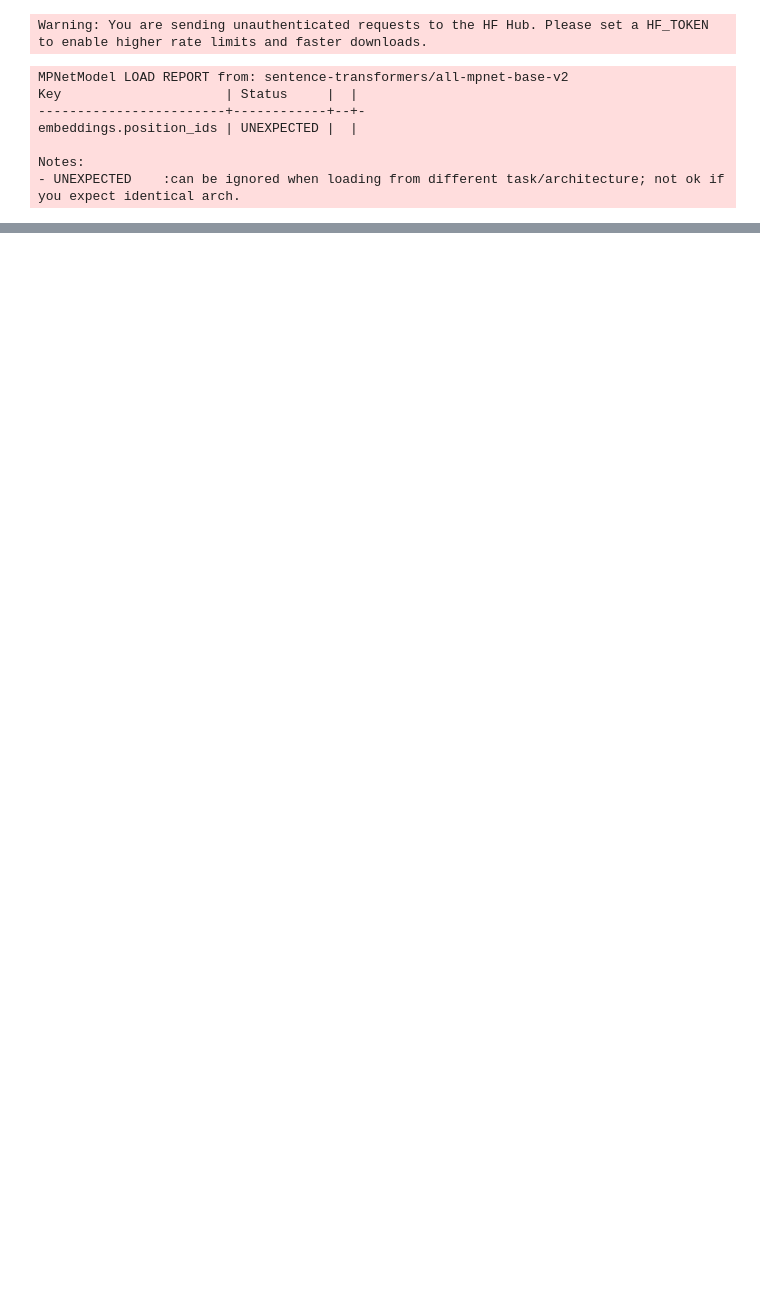
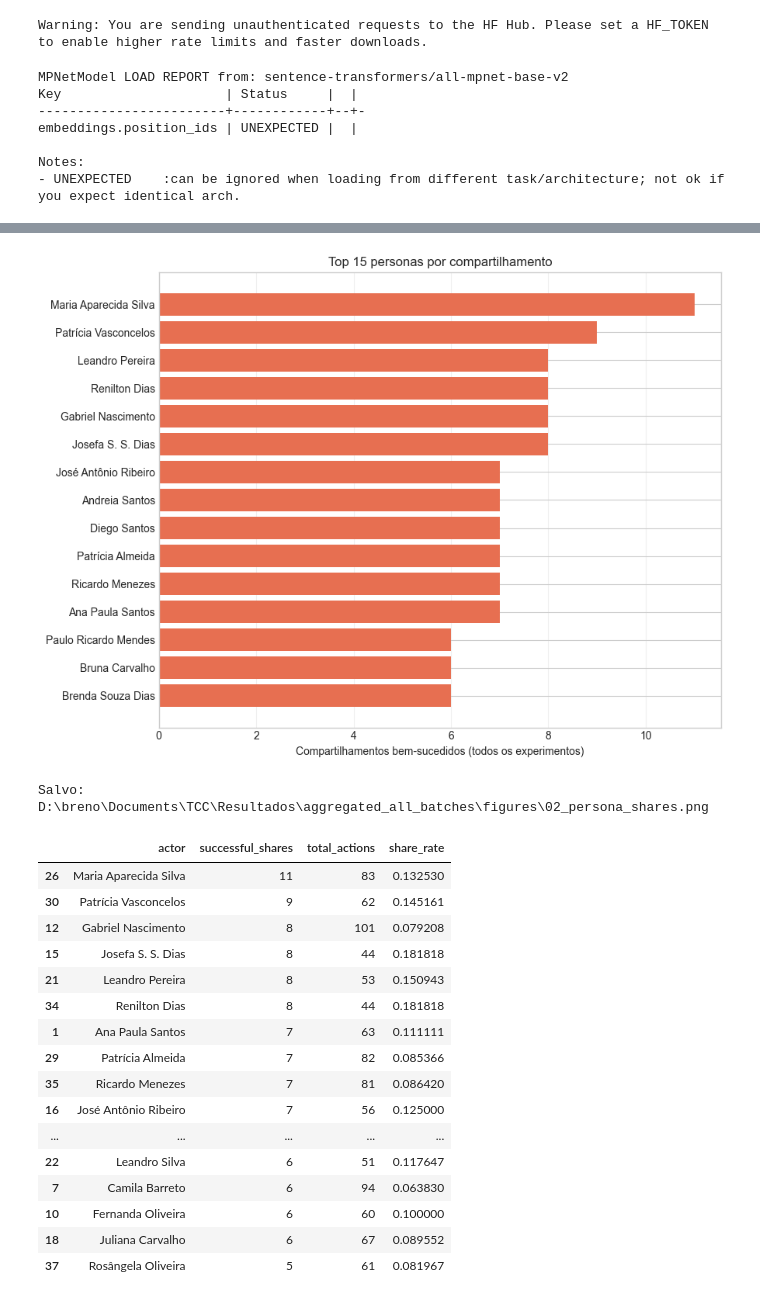
Before and after one commit to BrenosDias/concordia-mft, a Jupyter notebook: mft-social-media.ipynb, the cells around one changed output, grey strips where cells are left out. Saved outputs shown, nothing was run; the diff lists cells and outputs as text; code cells hidden in the pictures; blank space fills up the shorter version.

```diff
--- a/mft-social-media.ipynb
+++ b/mft-social-media.ipynb
@@ -1115,0 +1302,50 @@ print(f"\n💾 Tabelas agregadas salvas em: {agg_dir}")
+# %%
+# Gráfico 2: personas que mais compartilharam posts
+if df_actions_all.empty:
+    print('Sem dados de ações — gráfico 2 ignorado.')
+else:
+    df_share = df_actions_all[
+        df_actions_all['is_success']
+        & df_actions_all['attempted_action_type'].eq('share')
+    ]
+    persona_shares = df_share.groupby('actor').size().reset_index(name='successful_shares')
+    persona_totals = df_actions_all.groupby('actor').size().reset_index(name='total_actions')
+    persona_plot = persona_shares.merge(persona_totals, on='actor', how='left')
+    persona_plot['share_rate'] = (
+        persona_plot['successful_shares'] / persona_plot['total_actions'].replace(0, np.nan)
+    )
+    persona_plot = persona_plot.sort_values('successful_shares', ascending=False)
+    top_n = min(15, len(persona_plot))
+    plot_df = persona_plot.head(top_n).sort_values('successful_shares', ascending=True)
+
+    fig, ax = plt.subplots(figsize=(9, max(4, 0.45 * top_n)))
+    ax.barh(plot_df['actor'], plot_df['successful_shares'], color='#e76f51')
+    ax.set_xlabel('Compartilhamentos bem-sucedidos (todos os experimentos)')
+    ax.set_title(f'Top {top_n} personas por compartilhamento')
+    ax.grid(axis='x', alpha=0.3)
+    fig.tight_layout()
+    out_path = os.path.join(FIGURES_DIR, '02_persona_shares.png')
+    fig.savefig(out_path, dpi=150, bbox_inches='tight')
+    plt.show()
+    print(f'Salvo: {out_path}')
+    display.display(persona_plot.sort_values('successful_shares', ascending=False).head(20))
+# %% [output]
+[figure, added]
+Salvo: D:\breno\Documents\TCC\Resultados\aggregated_all_batches\figures\02_persona_shares.png
+|  | actor | successful_shares | total_actions | share_rate |
+| 26 | Maria Aparecida Silva | 11 | 83 | 0.132530 |
+| 30 | Patrícia Vasconcelos | 9 | 62 | 0.145161 |
+| 12 | Gabriel Nascimento | 8 | 101 | 0.079208 |
+| 15 | Josefa S. S. Dias | 8 | 44 | 0.181818 |
+| 21 | Leandro Pereira | 8 | 53 | 0.150943 |
+| 34 | Renilton Dias | 8 | 44 | 0.181818 |
+| 1 | Ana Paula Santos | 7 | 63 | 0.111111 |
+| 29 | Patrícia Almeida | 7 | 82 | 0.085366 |
+| 35 | Ricardo Menezes | 7 | 81 | 0.086420 |
+| 16 | José Antônio Ribeiro | 7 | 56 | 0.125000 |
+| ... | ... | ... | ... | ... |
+| 22 | Leandro Silva | 6 | 51 | 0.117647 |
+| 7 | Camila Barreto | 6 | 94 | 0.063830 |
+| 10 | Fernanda Oliveira | 6 | 60 | 0.100000 |
+| 18 | Juliana Carvalho | 6 | 67 | 0.089552 |
+| 37 | Rosângela Oliveira | 5 | 61 | 0.081967 |
```
Also changed, not shown: parts of 7 cells of this notebook, 3 other files.
